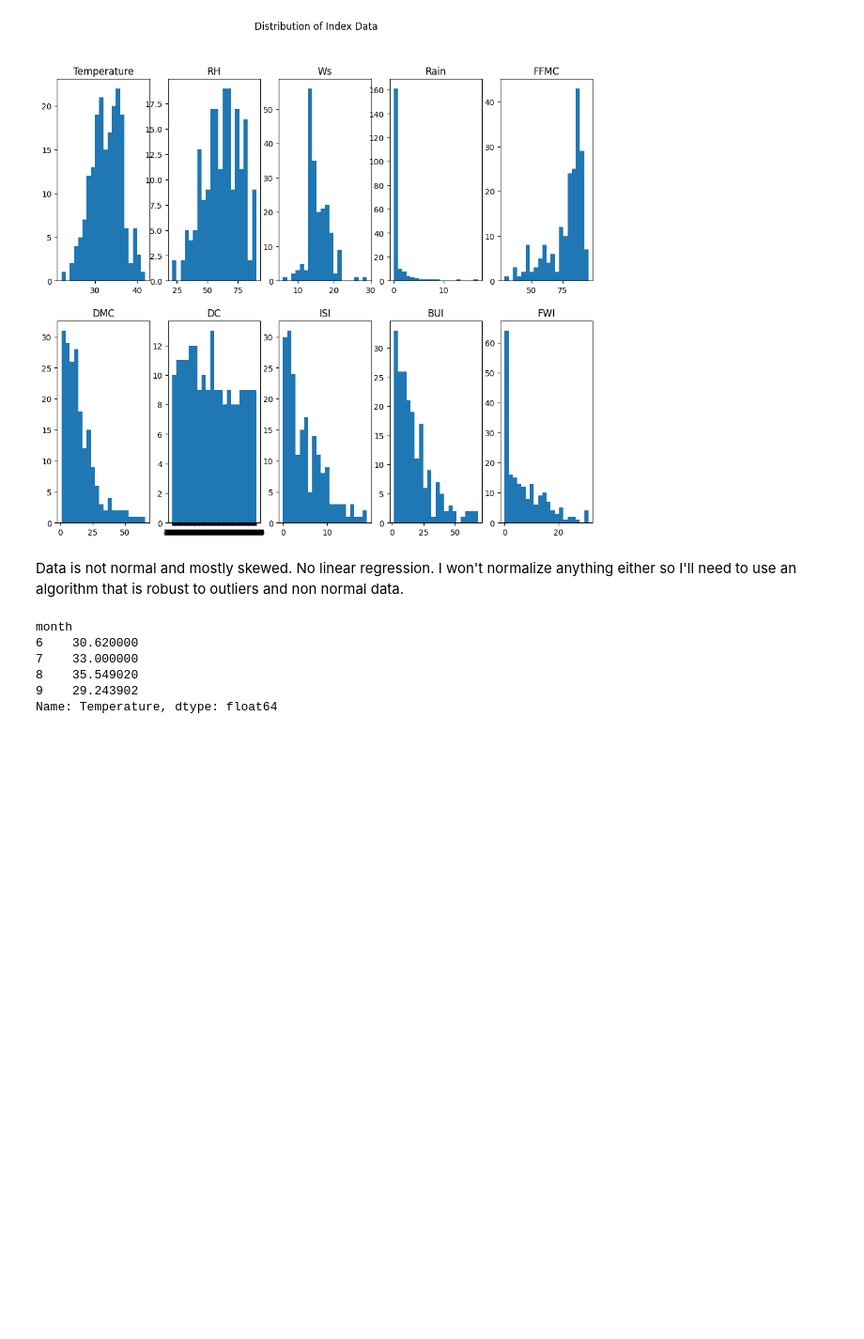
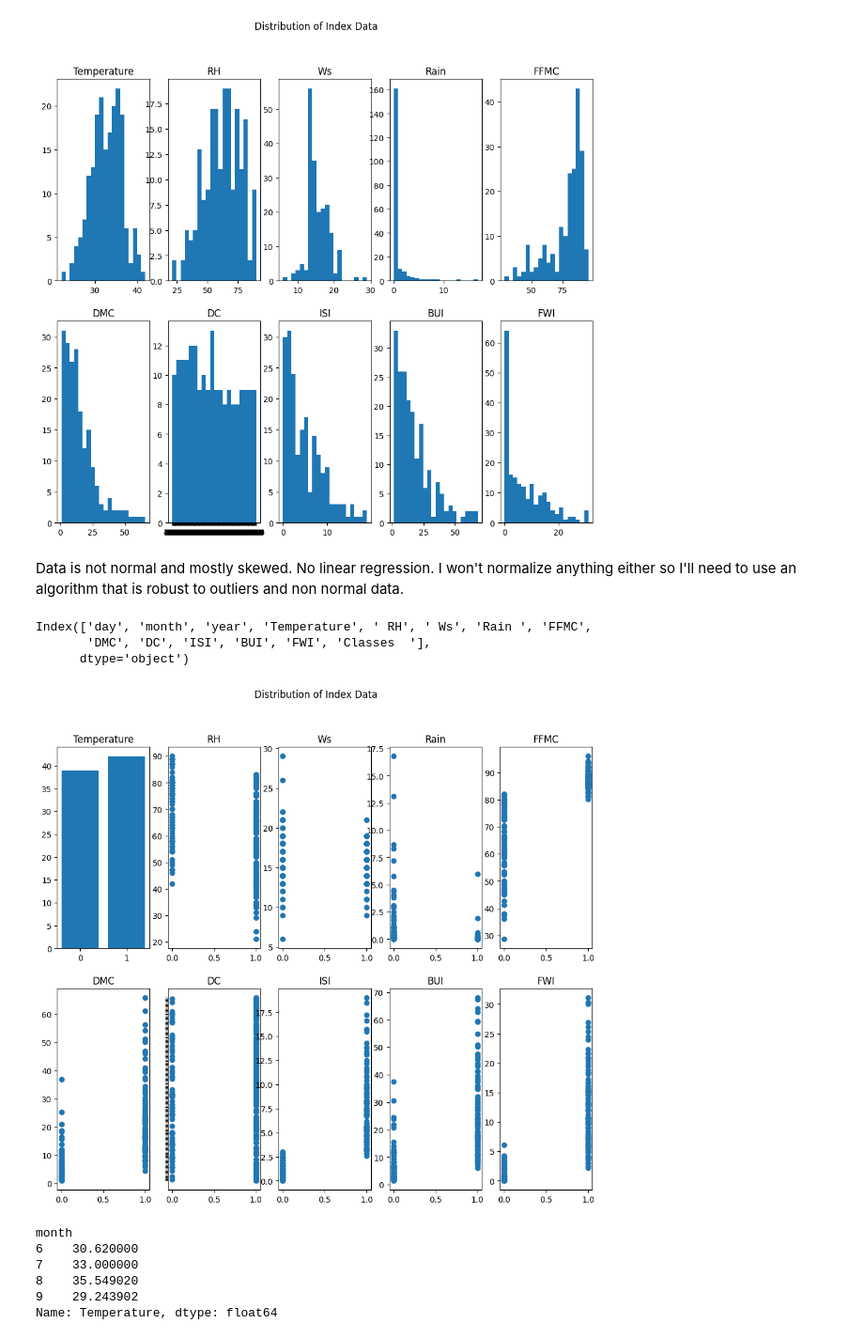
Before and after one commit to tielyrr/3402_Kaggle, a Jupyter notebook: FireKaggle.ipynb, the cells around one changed output. Shown: that part at 94% size. Saved outputs shown, nothing was run; the diff lists cells and outputs as text; code cells hidden in the pictures; blank space fills up the shorter version.

```diff
--- a/FireKaggle.ipynb
+++ b/FireKaggle.ipynb
@@ -192,6 +192,40 @@ plt.savefig('prelim.png')
 [figure]
 # %% [markdown]
 Data is not normal and mostly skewed. No linear regression. I won't normalize anything either so I'll need to use an algorithm that is robust to outliers and non normal data.
+# %%
+train.columns
+# %% [output]
+Index(['day', 'month', 'year', 'Temperature', ' RH', ' Ws', 'Rain ', 'FFMC',
+       'DMC', 'DC', 'ISI', 'BUI', 'FWI', 'Classes  '],
+      dtype='object')
+# %%
+fig, cat = plt.subplots(2,5, figsize = (12,10))
+fig.suptitle('Distribution of Index Data')
+cat[0,0].bar(train['Classes  '], train['Temperature'])
+cat[0,0].set_title('Temperature')
+cat[0,1].scatter(train['Classes  '], train[' RH'])
+cat[0,1].set_title('RH')
+cat[0,2].scatter(train['Classes  '], train[' Ws'])
+cat[0,2].set_title('Ws')
+cat[0,3].scatter(train['Classes  '], train['Rain '])
+cat[0,3].set_title('Rain')
+cat[0,4].scatter(train['Classes  '], train['FFMC'])
+cat[0,4].set_title('FFMC')
+cat[1,0].scatter(train['Classes  '], train['DMC'])
+cat[1,0].set_title('DMC')
+cat[1,1].scatter(train['Classes  '], train['DC'])
+cat[1,1].set(yticklabels=[])
+cat[1,1].set_title('DC')
+cat[1,2].scatter(train['Classes  '], train['ISI'])
+cat[1,2].set_title('ISI')
+cat[1,3].scatter(train['Classes  '], train['BUI'])
+cat[1,3].set_title('BUI')
+cat[1,4].scatter(train['Classes  '], train['FWI'])
+cat[1,4].set_title('FWI')
+
+plt.savefig('cat.png')
+# %% [output]
+[figure, added]
 # %%
 #try grouping these by month, day, then the classes themselves?
 monthtemp = train.groupby('month')['Temperature'].mean()
```
